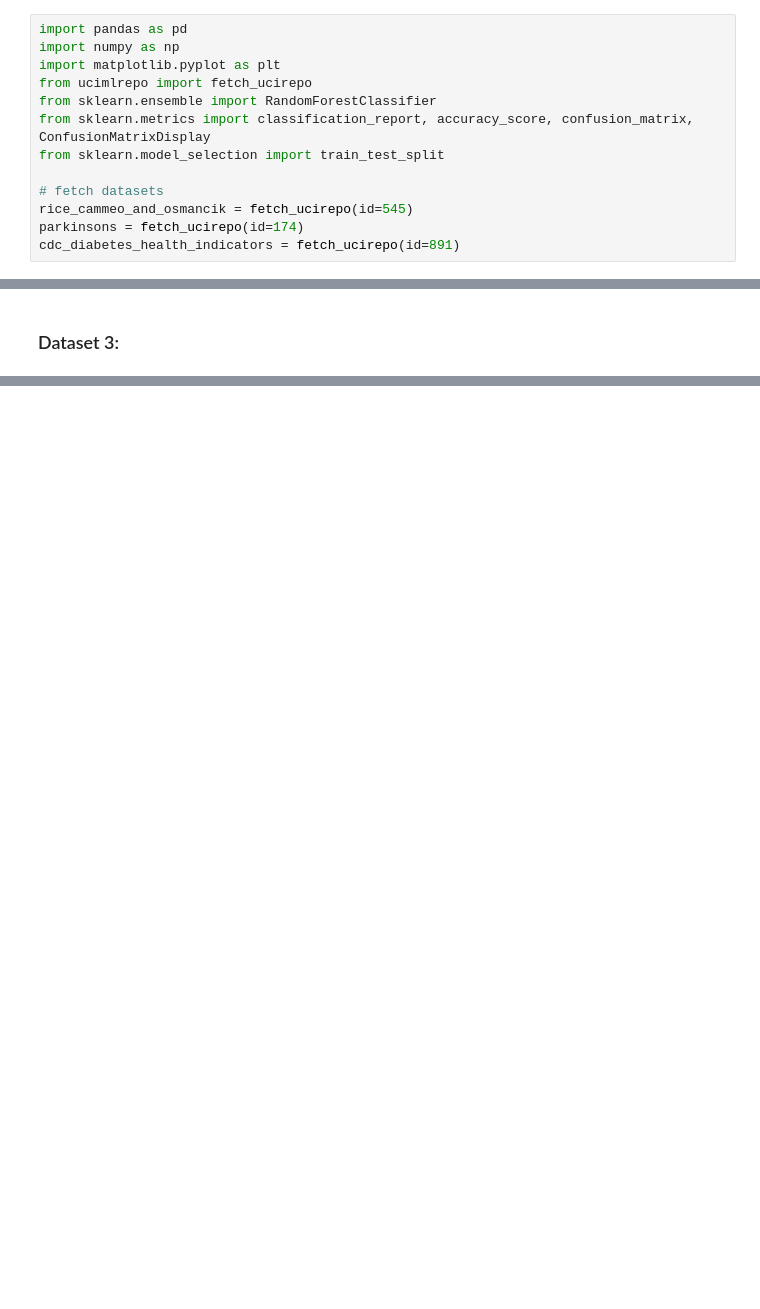
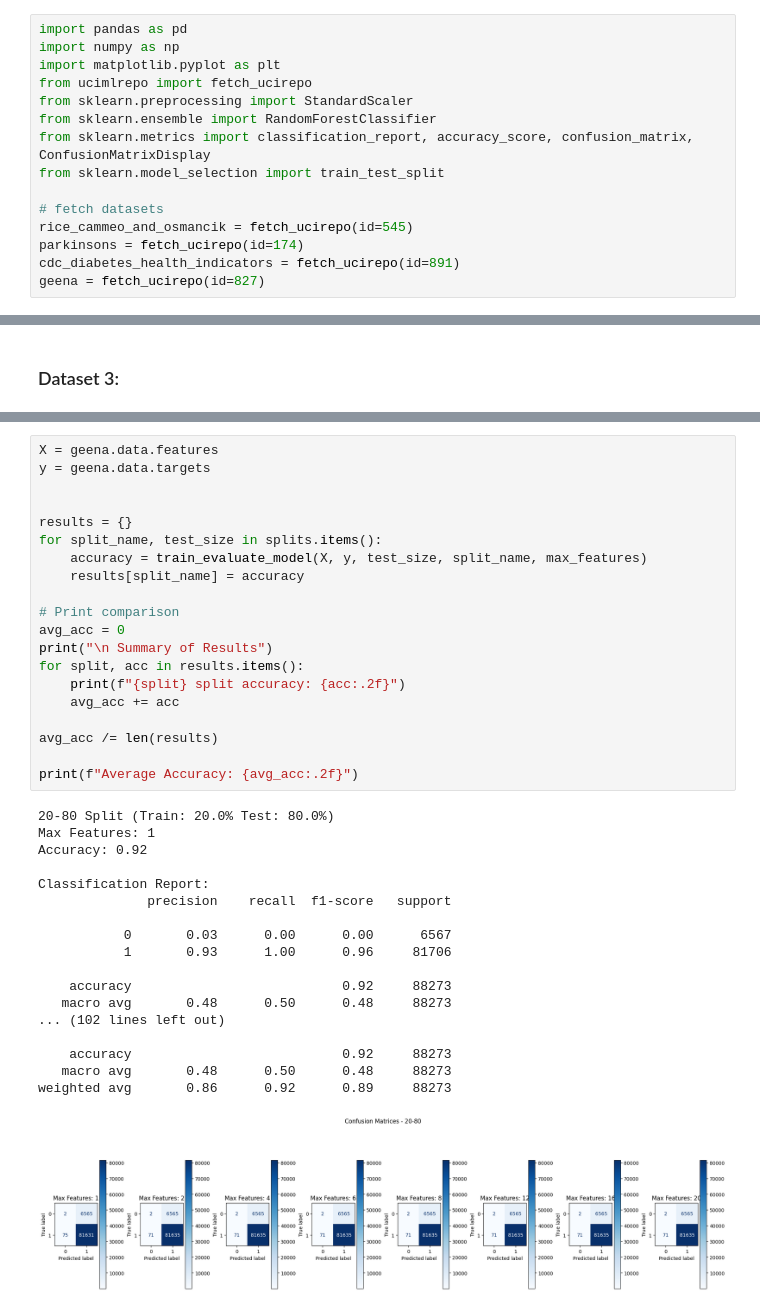
Before and after one commit to oodball/ML-implementation, a Jupyter notebook: random_forest.ipynb, the cells around one changed output, grey strips where cells are left out. Cells and saved outputs as stored; diff of their text form; blank space fills up the shorter version.

```diff
--- a/random_forest.ipynb
+++ b/random_forest.ipynb
@@ -5,6 +5,7 @@ import pandas as pd
 import numpy as np
 import matplotlib.pyplot as plt
 from ucimlrepo import fetch_ucirepo
+from sklearn.preprocessing import StandardScaler
 from sklearn.ensemble import RandomForestClassifier
 from sklearn.metrics import classification_report, accuracy_score, confusion_matrix, ConfusionMatrixDisplay
 from sklearn.model_selection import train_test_split
@@ -13,4 +14,5 @@ from sklearn.model_selection import train_test_split
 rice_cammeo_and_osmancik = fetch_ucirepo(id=545)
 parkinsons = fetch_ucirepo(id=174)
 cdc_diabetes_health_indicators = fetch_ucirepo(id=891)
+geena = fetch_ucirepo(id=827)
 # %%
@@ -292,0 +425,39 @@ Average Accuracy: 0.92
+# %%
+X = geena.data.features
+y = geena.data.targets
+
+
+results = {}
+for split_name, test_size in splits.items():
+    accuracy = train_evaluate_model(X, y, test_size, split_name, max_features)
+    results[split_name] = accuracy
+
+# Print comparison
+avg_acc = 0
+print("\n Summary of Results")
+for split, acc in results.items():
+    print(f"{split} split accuracy: {acc:.2f}")
+    avg_acc += acc
+
+avg_acc /= len(results)
+
+print(f"Average Accuracy: {avg_acc:.2f}")
+# %% [output]
+20-80 Split (Train: 20.0% Test: 80.0%)
+Max Features: 1
+Accuracy: 0.92
+
+Classification Report:
+              precision    recall  f1-score   support
+
+           0       0.03      0.00      0.00      6567
+           1       0.93      1.00      0.96     81706
+
+    accuracy                           0.92     88273
+   macro avg       0.48      0.50      0.48     88273
+... (102 lines left out)
+
+    accuracy                           0.92     88273
+   macro avg       0.48      0.50      0.48     88273
+weighted avg       0.86      0.92      0.89     88273
+[figure, added]
```
Also changed, not shown: parts of 6 cells of this notebook, 5 other files.
